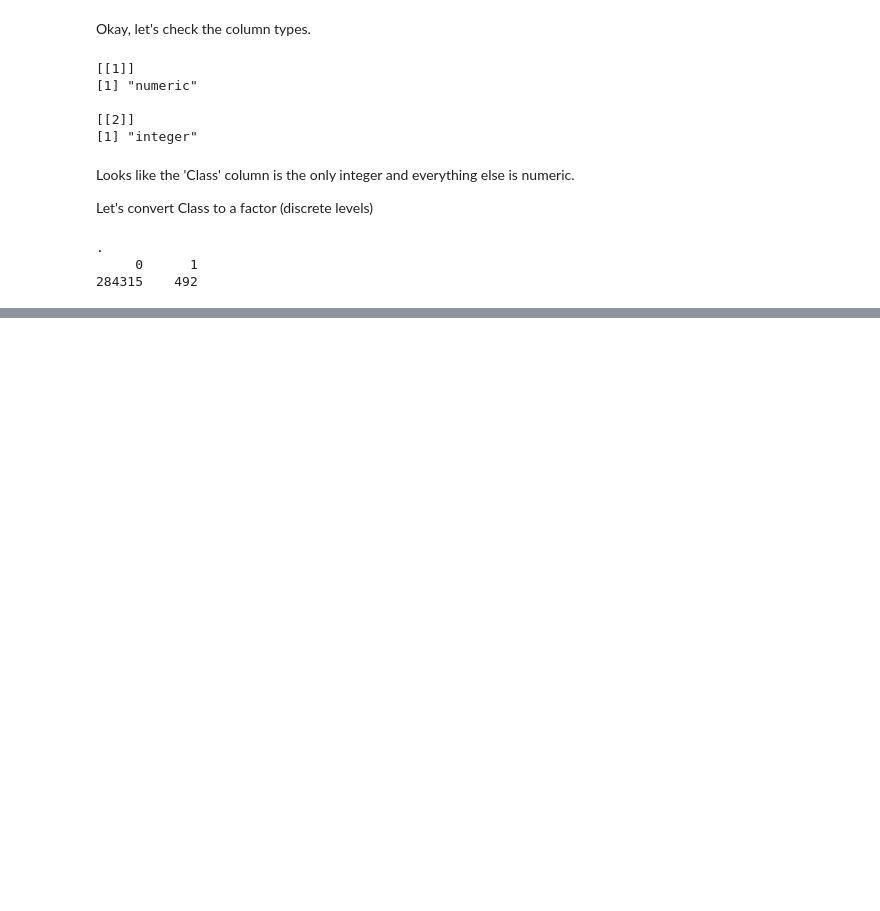
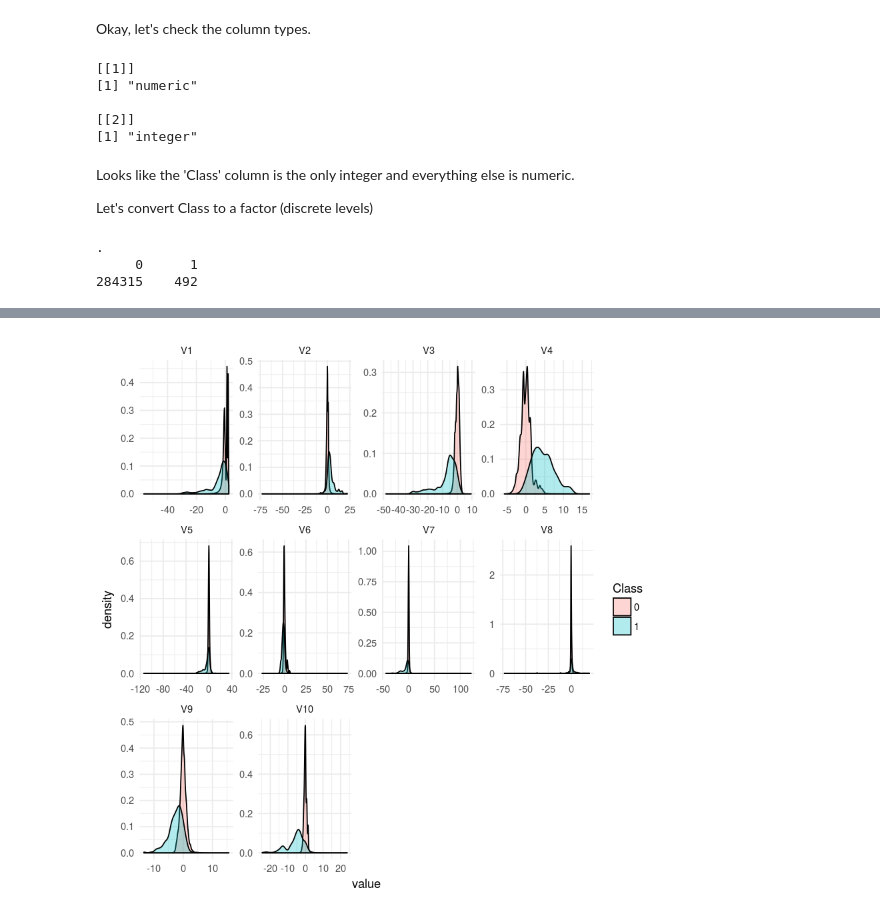
Before and after one commit to prajnak/ccfraud, a Jupyter notebook: kaggle-creditcard-fraud-dataset.ipynb, the cells around one changed output, grey strips where cells are left out. Drawn from its saved outputs; the diff is of its cells as text; code cells hidden in the pictures; blank space fills up the shorter version.

```diff
--- a/kaggle-creditcard-fraud-dataset.ipynb
+++ b/kaggle-creditcard-fraud-dataset.ipynb
@@ -58,0 +134,12 @@ We have 492 of calss '1'. Safe to assume, these are the fraudulent transactions.
+# %%
+## Plot variable densities with the fill colour standing
+## for whether that transcation was fraudulent
+plotDens <- function(dff, idxs) {
+    ggplot(dff[,idxs] %>% melt(id.vars=c('Class'))) +
+    geom_density(aes(x=value, fill=Class), alpha = 0.3) +
+    facet_wrap(~variable, scales='free', shrink=F) + theme_minimal()
+}
+# %%
+plotDens(ccdat, c(2:11, 31))
+# %% [output]
+[figure, added]
```
Also changed, not shown: parts of 14 cells of this notebook.
